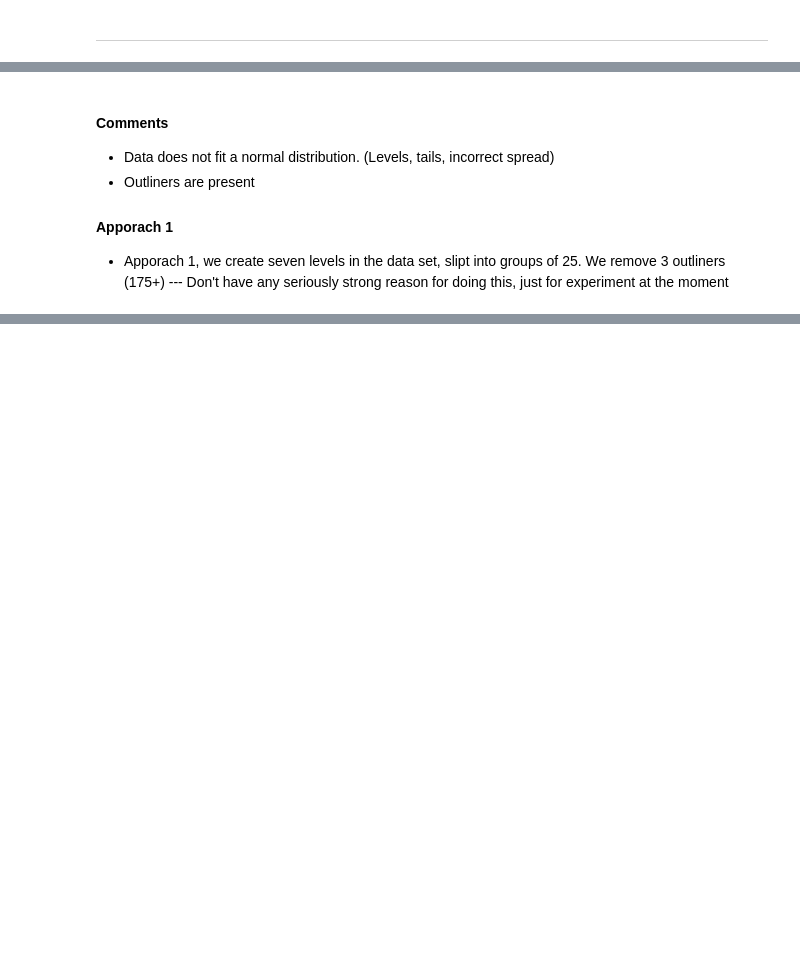
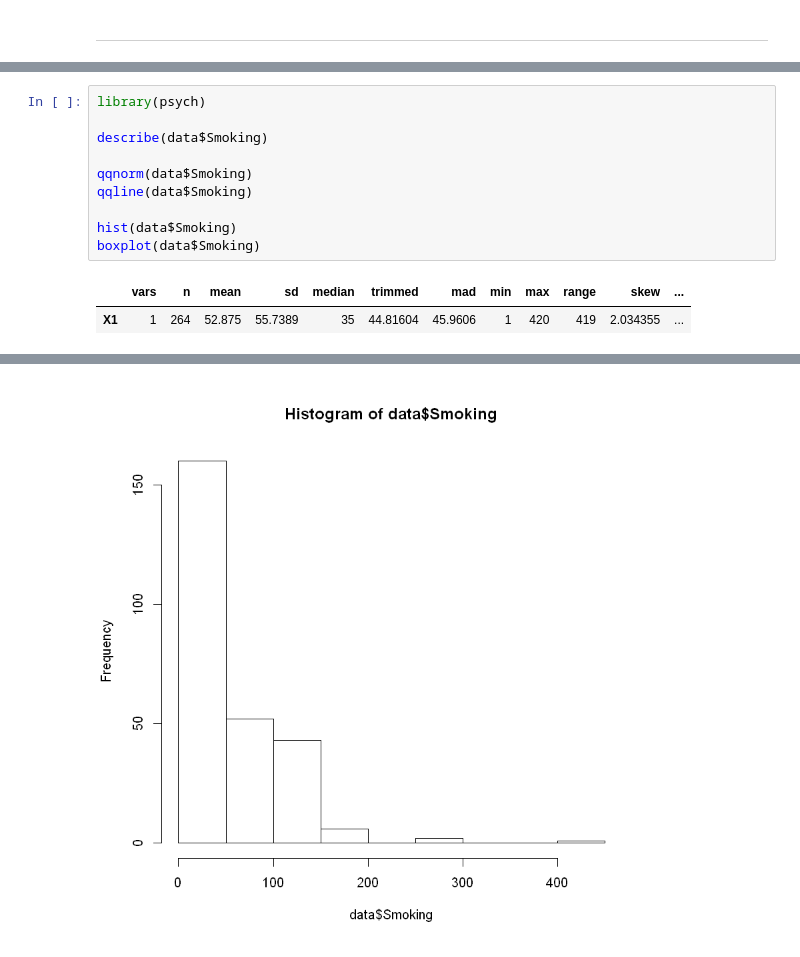
Before and after one commit to FMCumhaill/Risk-Lab-Dublin-Science-Gallery-, a Jupyter notebook: Risk+Taking+Verse+Cigarette+.ipynb, the cells around one changed output, grey strips where cells are left out. Cells and saved outputs as stored; diff of their text form; blank space fills up the shorter version.

```diff
--- a/Risk+Taking+Verse+Cigarette+.ipynb
+++ b/Risk+Taking+Verse+Cigarette+.ipynb
@@ -78,9 +75,13 @@ boxplot(smoked)
-# %% [markdown]
-#### Comments
-* Data does not fit a normal distribution. (Levels, tails, incorrect spread)
-* Outliners are present
-
-
-
-#### Apporach 1
-* Apporach 1, we create seven levels in the data set, slipt into groups of 25. We remove 3 outliners (175+) --- Don't have any seriously strong reason for doing this, just for experiment at the moment
+# %%
+library(psych)
+
+describe(data$Smoking)
+
+qqnorm(data$Smoking)
+qqline(data$Smoking)
+
+hist(data$Smoking)
+boxplot(data$Smoking)
+# %% [output]
+|  | vars | n | mean | sd | median | trimmed | mad | min | max | range | skew | ... |
+| X1 | 1 | 264 | 52.875 | 55.7389 | 35 | 44.81604 | 45.9606 | 1 | 420 | 419 | 2.034355 | ... |
@@ -86,0 +89 @@ boxplot(smoked)
+[figure, added]
```
Also changed, not shown: parts of 23 cells of this notebook, 4 other files.
